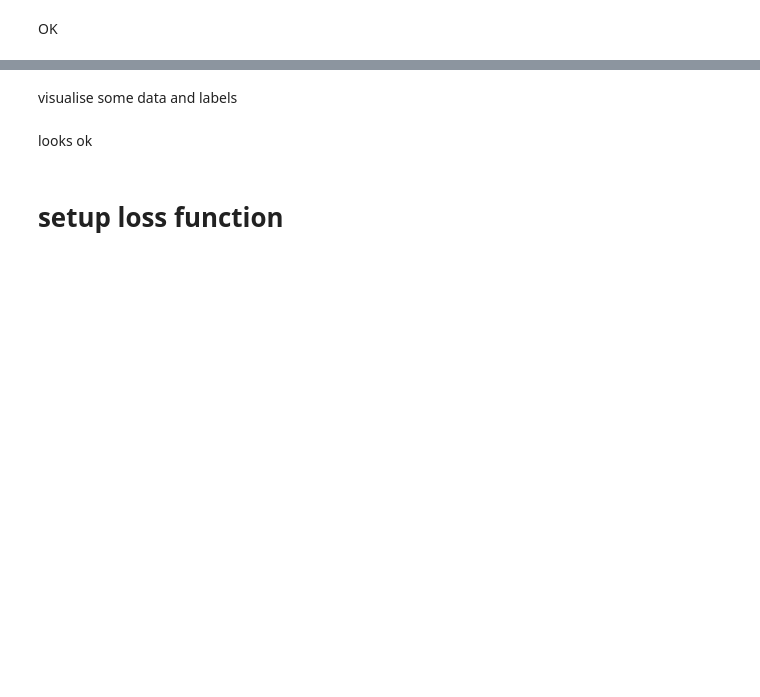
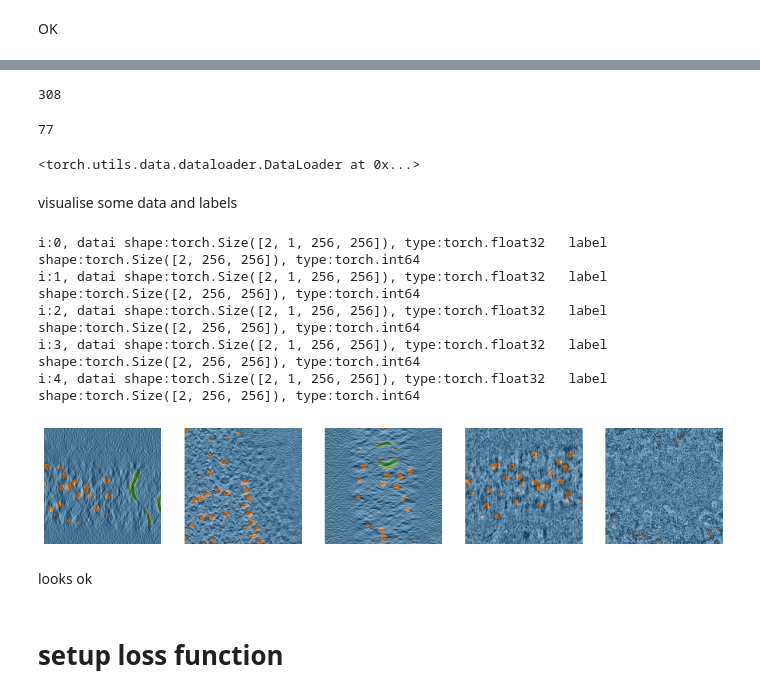
Before and after one commit to perdigao1/LeopardGecko, a Jupyter notebook: scripts/developing_segmentor2.ipynb, the cells around one changed output, grey strips where cells are left out. Cells and saved outputs as stored; diff of their text form; code cells hidden in the pictures; blank space fills up the shorter version.

```diff
--- a/scripts/developing_segmentor2.ipynb
+++ b/scripts/developing_segmentor2.ipynb
@@ -58,7 +60,7 @@ nn1_models_class_generator = [{
 'nclasses':3,
 }]
 
-nn1_axes_to_models_indices = [0,1,2] # By default use the same model for all axes
+nn1_axes_to_models_indices = [0,0,0] # By default use the same model for all axes
 # To use different models, use [0,1,2] for model0 along z, model1 along y, and model2 along x
 
 temp_data_outdir = None
@@ -86,0 +84,3 @@ nn1_models_class_generator = [nn1_dict_gen,
+# %%
+nn1_models_max = max(nn1_axes_to_models_indices)
+nn1_models_max
@@ -87,2 +89,9 @@ nn1_models_class_generator = [nn1_dict_gen,
+# %%
+nn1_models_class_generator=[]
+for i in range(nn1_models_max+1):
+    if i==0:
+        nn1_models_class_generator.append(nn1_dict_gen)
+    else:
+        nn1_models_class_generator.append(nn1_dict_gen.copy())
 # %%
 nn1_models_class_generator
@@ -126,5 +168,3 @@ len(NN1_models)
-# %%
-nn1_axes_to_models_indices = [0,1,2]
 # %%
 idx_models = np.unique(nn1_axes_to_models_indices)
 idx_models
@@ -382,25 +447,38 @@ for i in range(len(NN1_models)):
     dataloaders_test.append(dl_test)
 # %%
 len(dataloaders_train[0])
+# %% [output]
+308
 # %%
 len(dataloaders_test[0])
+# %% [output]
+77
 # %%
 dataloaders_train[0]
+# %% [output]
+<torch.utils.data.dataloader.DataLoader at 0x...>
 # %% [markdown]
 visualise some data and labels
 # %%
 nimages=5
 fig,axs = plt.subplots(1,nimages,figsize=(15,5))
-for i, (datai,labeli) in enumerate(dataloaders_train[2]): # Change index to 0,1,2 for z,y,x
+for i, (datai,labeli) in enumerate(dataloaders_train[0]): # Change index to 0,1,2 for z,y,x
     print(f"i:{i}, datai shape:{datai.shape}, type:{datai.dtype}   label shape:{labeli.shape}, type:{labeli.dtype}")
     datai=datai.detach().cpu().numpy()[0,0,:,:]
     labeli = labeli.detach().cpu().numpy()[0,:,:]
     axs[i].imshow(datai, cmap="gray")
     axs[i].imshow(labeli,cmap='tab10', alpha=0.5, vmax=10)
     axs[i].set_axis_off()
 
     if i==nimages-1:
         break
+# %% [output]
+i:0, datai shape:torch.Size([2, 1, 256, 256]), type:torch.float32   label shape:torch.Size([2, 256, 256]), type:torch.int64
+i:1, datai shape:torch.Size([2, 1, 256, 256]), type:torch.float32   label shape:torch.Size([2, 256, 256]), type:torch.int64
+i:2, datai shape:torch.Size([2, 1, 256, 256]), type:torch.float32   label shape:torch.Size([2, 256, 256]), type:torch.int64
+i:3, datai shape:torch.Size([2, 1, 256, 256]), type:torch.float32   label shape:torch.Size([2, 256, 256]), type:torch.int64
+i:4, datai shape:torch.Size([2, 1, 256, 256]), type:torch.float32   label shape:torch.Size([2, 256, 256]), type:torch.int64
+[figure, added]
 # %% [markdown]
 looks ok
 # %% [markdown]
```
Also changed, not shown: parts of 26 cells of this notebook, 2 other files.
